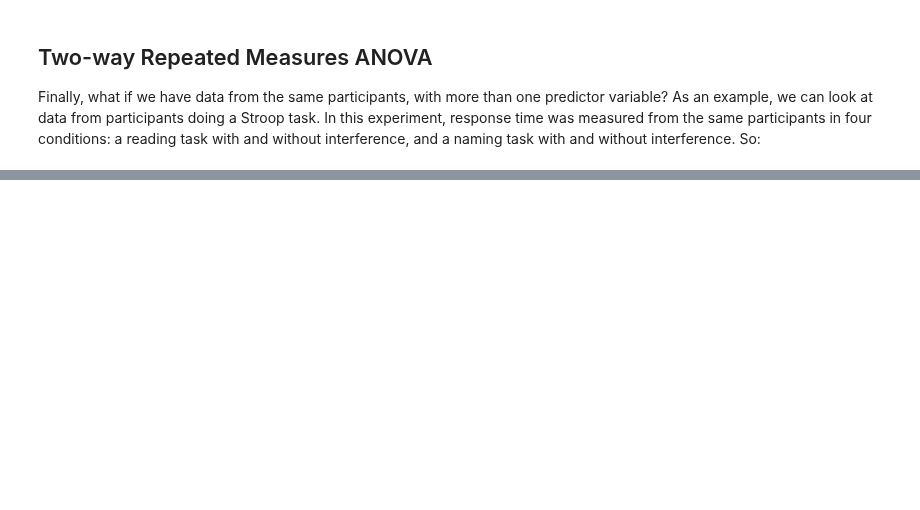
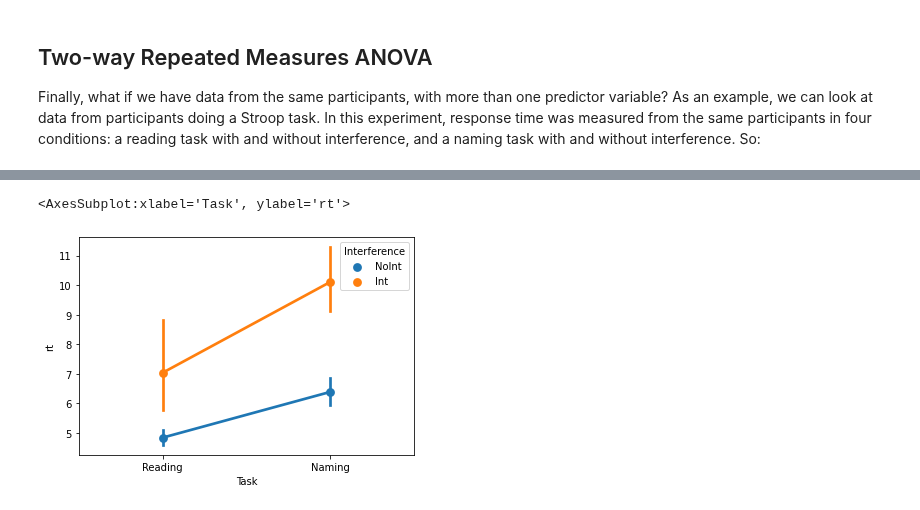
Before and after one commit to ethanweed/ExPsyLing, a Jupyter notebook: 2021/Notebooks/ANOVA_notebook1.ipynb, the cells around one changed output, grey strips where cells are left out. Saved outputs shown, nothing was run; the diff lists cells and outputs as text; code cells hidden in the pictures; blank space fills up the shorter version.

```diff
--- a/2021/Notebooks/ANOVA_notebook1.ipynb
+++ b/2021/Notebooks/ANOVA_notebook1.ipynb
@@ -164 +164,8 @@ df.head()
+# %%
+df['predictors'] = df['Task'] + df['Interference']
+df
+sns.pointplot(data = df, x = 'Task', y = 'rt', hue = 'Interference')
+# %% [output]
+<AxesSubplot:xlabel='Task', ylabel='rt'>
+[figure, added]
 # %%
```
Also changed, not shown: parts of 30 cells of this notebook.
